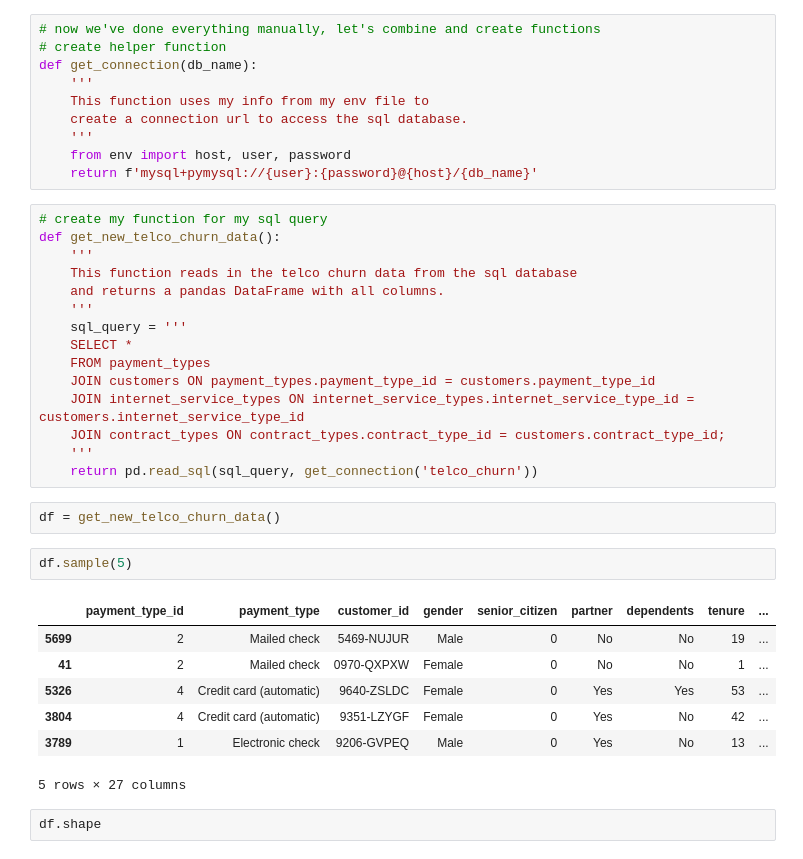
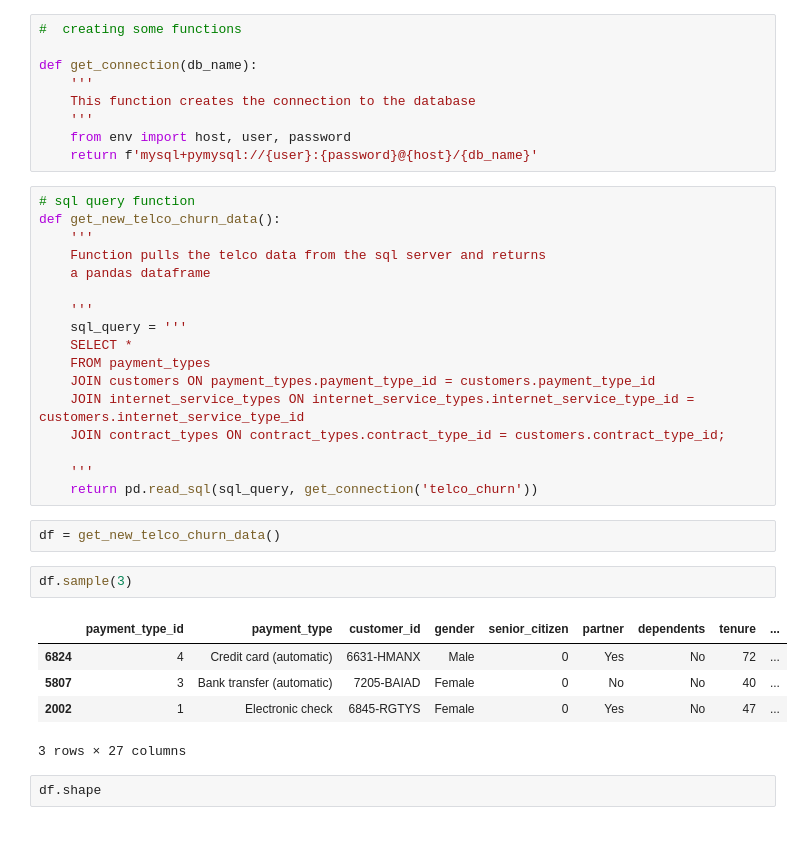
Before and after one commit to paulallen825/classification_project, a Jupyter notebook: initial_notebook.ipynb, the cells around one changed output. Cells and saved outputs as stored; diff of their text form.

```diff
--- a/initial_notebook.ipynb
+++ b/initial_notebook.ipynb
@@ -29,19 +22,19 @@ import prepare
 # %%
-# now we've done everything manually, let's combine and create functions
-# create helper function
+#  creating some functions
+
 def get_connection(db_name):
     '''
-    This function uses my info from my env file to
-    create a connection url to access the sql database.
+    This function creates the connection to the database
     '''
     from env import host, user, password
     return f'mysql+pymysql://{user}:{password}@{host}/{db_name}'
 # %%
-# create my function for my sql query
+# sql query function
 def get_new_telco_churn_data():
     '''
-    This function reads in the telco churn data from the sql database
-    and returns a pandas DataFrame with all columns.
+    Function pulls the telco data from the sql server and returns
+    a pandas dataframe
+
     '''
     sql_query = '''
     SELECT *
@@ -49,20 +42,19 @@ def get_new_telco_churn_data():
     JOIN customers ON payment_types.payment_type_id = customers.payment_type_id
     JOIN internet_service_types ON internet_service_types.internet_service_type_id = customers.internet_service_type_id
     JOIN contract_types ON contract_types.contract_type_id = customers.contract_type_id;
+
     '''
     return pd.read_sql(sql_query, get_connection('telco_churn'))
 # %%
 df = get_new_telco_churn_data()
 # %%
-df.sample(5)
+df.sample(3)
 # %% [output]
 |  | payment_type_id | payment_type | customer_id | gender | senior_citizen | partner | dependents | tenure | ... |
-| 5699 | 2 | Mailed check | 5469-NUJUR | Male | 0 | No | No | 19 | ... |
-| 41 | 2 | Mailed check | 0970-QXPXW | Female | 0 | No | No | 1 | ... |
-| 5326 | 4 | Credit card (automatic) | 9640-ZSLDC | Female | 0 | Yes | Yes | 53 | ... |
-| 3804 | 4 | Credit card (automatic) | 9351-LZYGF | Female | 0 | Yes | No | 42 | ... |
-| 3789 | 1 | Electronic check | 9206-GVPEQ | Male | 0 | Yes | No | 13 | ... |
+| 6824 | 4 | Credit card (automatic) | 6631-HMANX | Male | 0 | Yes | No | 72 | ... |
+| 5807 | 3 | Bank transfer (automatic) | 7205-BAIAD | Female | 0 | No | No | 40 | ... |
+| 2002 | 1 | Electronic check | 6845-RGTYS | Female | 0 | Yes | No | 47 | ... |
-5 rows × 27 columns
+3 rows × 27 columns
 # %%
 df.shape
 # %% [output]
```
Also changed, not shown: parts of 93 cells of this notebook, 2 other files.
